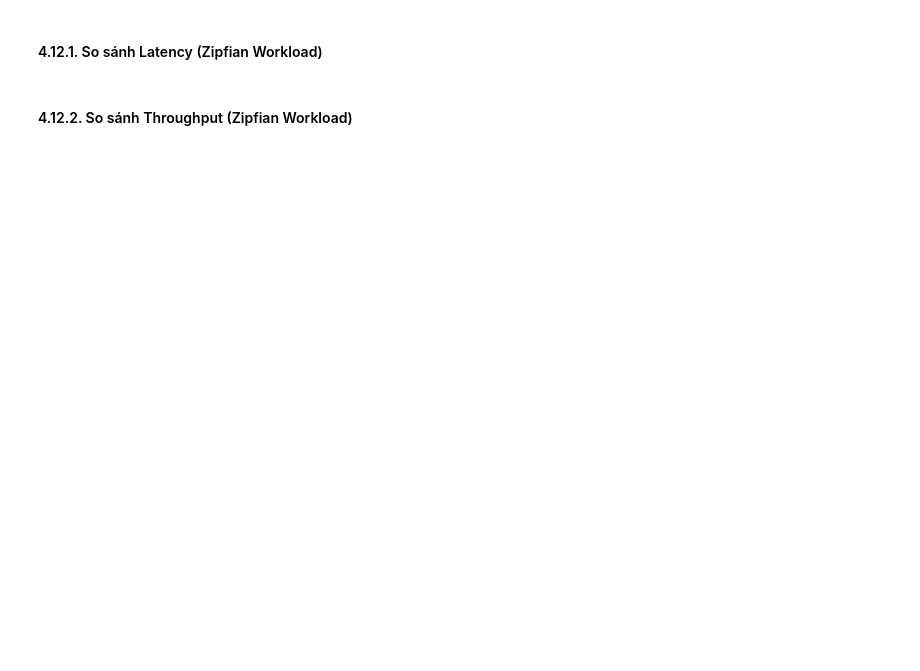
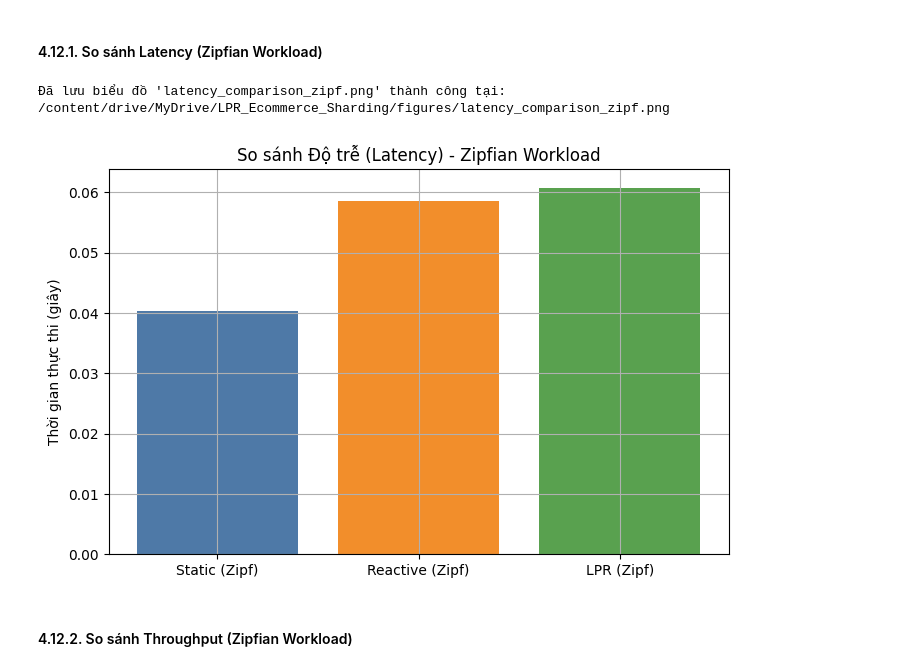
Before and after one commit to baodangerous/LPR-Ecommerce-Sharding, a Jupyter notebook: Proactive_ReSharding.ipynb, the cells around one changed output. Saved outputs shown, nothing was run; the diff lists cells and outputs as text; code cells hidden in the pictures; blank space fills up the shorter version.

```diff
--- a/Proactive_ReSharding.ipynb
+++ b/Proactive_ReSharding.ipynb
@@ -1747,7 +1794,7 @@ class ReactiveSharding:
         self.total_migrations = 0
         self.key_to_shard_map = {} # Bản đồ theo dõi vị trí shard hiện tại của mỗi key
 
-    def get_shard_for_key(self, key):
+    def assign_key(self, key):
         # Triển khai định tuyến dựa trên vị trí đã biết của key sau di chuyển
         # hoặc hash ban đầu nếu key chưa được ánh xạ rõ ràng
         if key in self.key_to_shard_map:
@@ -3010,19 +3106,22 @@ display(results_summary_zipf.round(4))
 # %%
 plt.figure(figsize=(8,5))
 
 plt.bar(
     strategies_zipf,
     latency_scores_zipf,
-    color=['yellow', 'red', 'lightgreen']
+    color=["#4E79A7", "#F28E2B", "#59A14F"]
 )
 
 plt.title("So sánh Độ trễ (Latency) - Zipfian Workload")
 plt.ylabel("Thời gian thực thi (giây)")
 
 plt.grid(True)
 
 save_plot(plt.gcf(), 'latency_comparison_zipf.png')
 plt.show()
+# %% [output]
+Đã lưu biểu đồ 'latency_comparison_zipf.png' thành công tại: /content/drive/MyDrive/LPR_Ecommerce_Sharding/figures/latency_comparison_zipf.png
+[figure, added]
 # %% [markdown]
 #### 4.12.2. So sánh Throughput (Zipfian Workload)
 # %%
```
Also changed, not shown: parts of 51 cells of this notebook.
